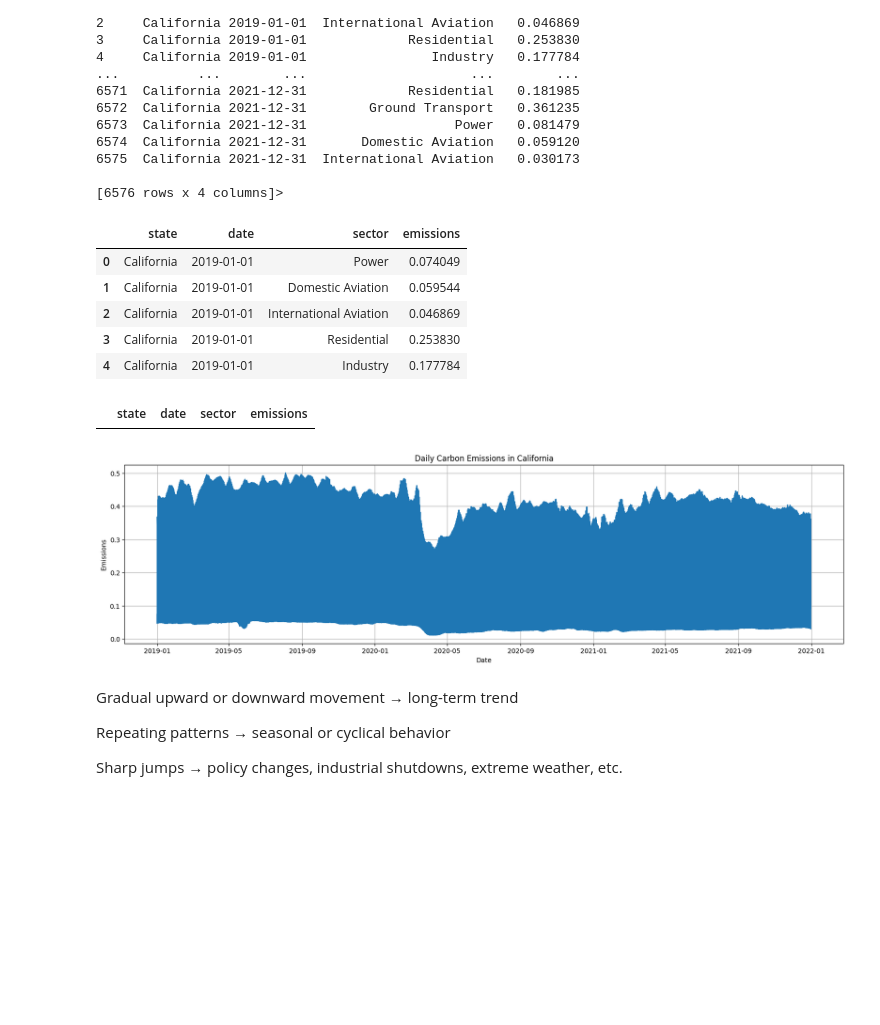
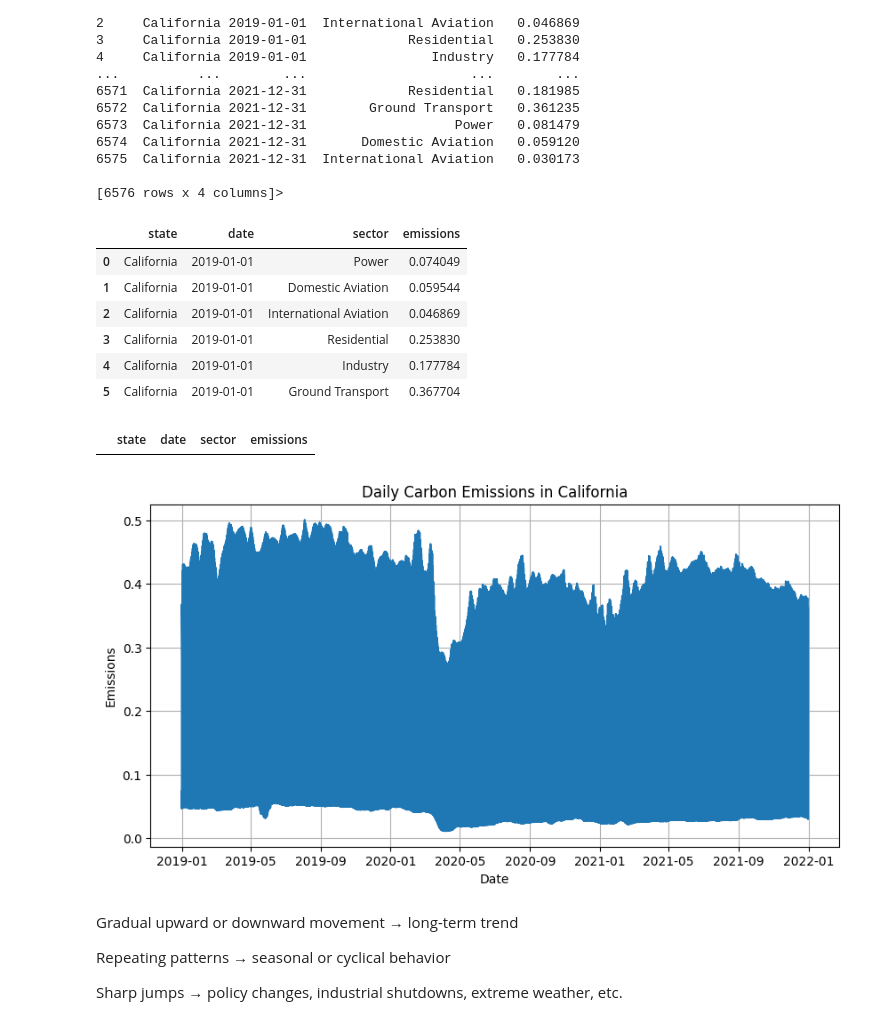
Before and after one commit to Williardm/CARBONEMISSION, a Jupyter notebook: Assignment.ipynb, the cells around one changed output. Cells and saved outputs as stored; diff of their text form; code cells hidden in the pictures; blank space fills up the shorter version.

```diff
--- a/Assignment.ipynb
+++ b/Assignment.ipynb
@@ -218,7 +227,7 @@ import seaborn as sns
 # Load the cleaned California dataset
 california_df = pd.read_csv("california_cleaned.csv")
 # %%
-california_df.head(5)
+california_df.head(6)
 # %% [output]
 |  | state | date | sector | emissions |
 | 0 | California | 2019-01-01 | Power | 0.074049 |
@@ -226,6 +235,7 @@ california_df.head(5)
 | 2 | California | 2019-01-01 | International Aviation | 0.046869 |
 | 3 | California | 2019-01-01 | Residential | 0.253830 |
 | 4 | California | 2019-01-01 | Industry | 0.177784 |
+| 5 | California | 2019-01-01 | Ground Transport | 0.367704 |
 # %%
 #sorting out date column
 california_df['date'] = pd.to_datetime(
@@ -245,15 +255,15 @@ california_df[california_df['date'].isna()]
 california_df['date'] = pd.to_datetime(california_df['date'], dayfirst=True)
 # %%
 # 1. Trend
-plt.figure(figsize=(20,5))
+plt.figure(figsize=(10,5))
 plt.plot(california_df['date'], california_df['emissions'])
 plt.title("Daily Carbon Emissions in California")
 plt.xlabel("Date")
 plt.ylabel("Emissions")
 plt.grid(True)
 plt.show()
 # %% [output]
-[figure, old version]
+[figure, new version]
 # %% [markdown]
 Gradual upward or downward movement → long-term trend
 
```
Also changed, not shown: parts of 47 cells of this notebook, 1 other file.
